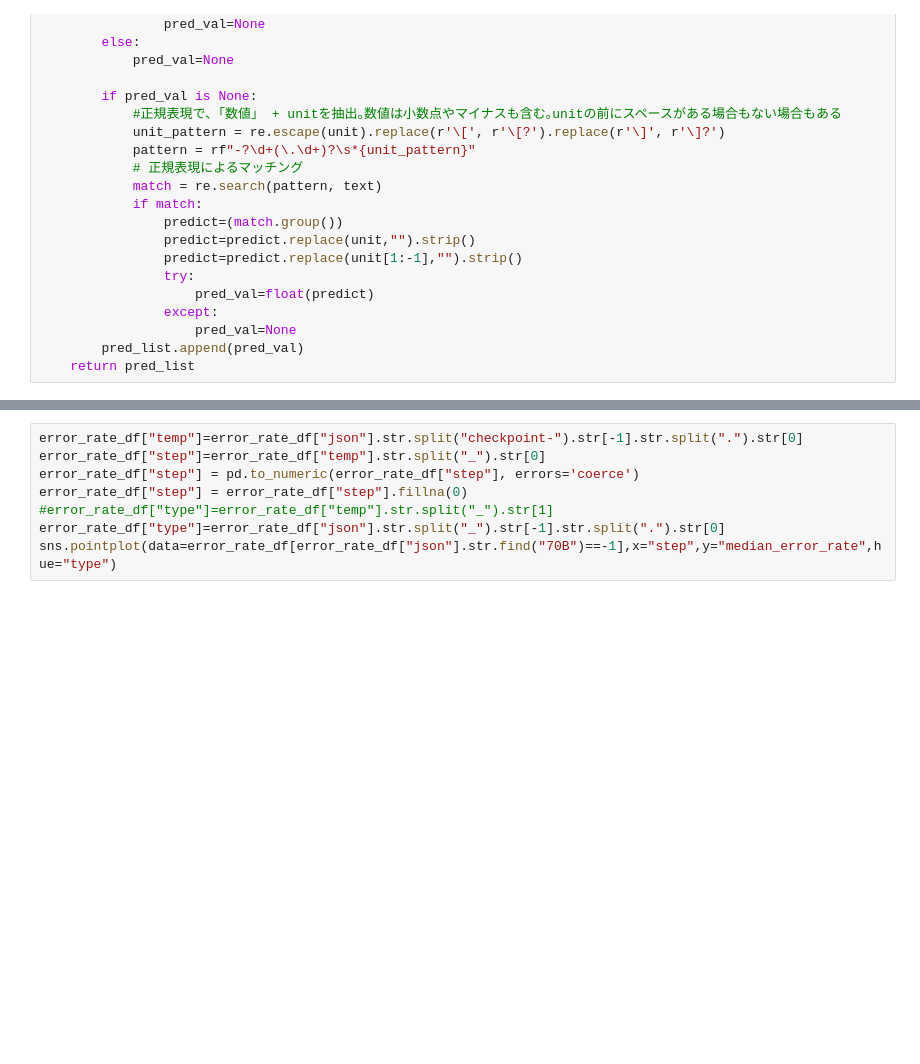
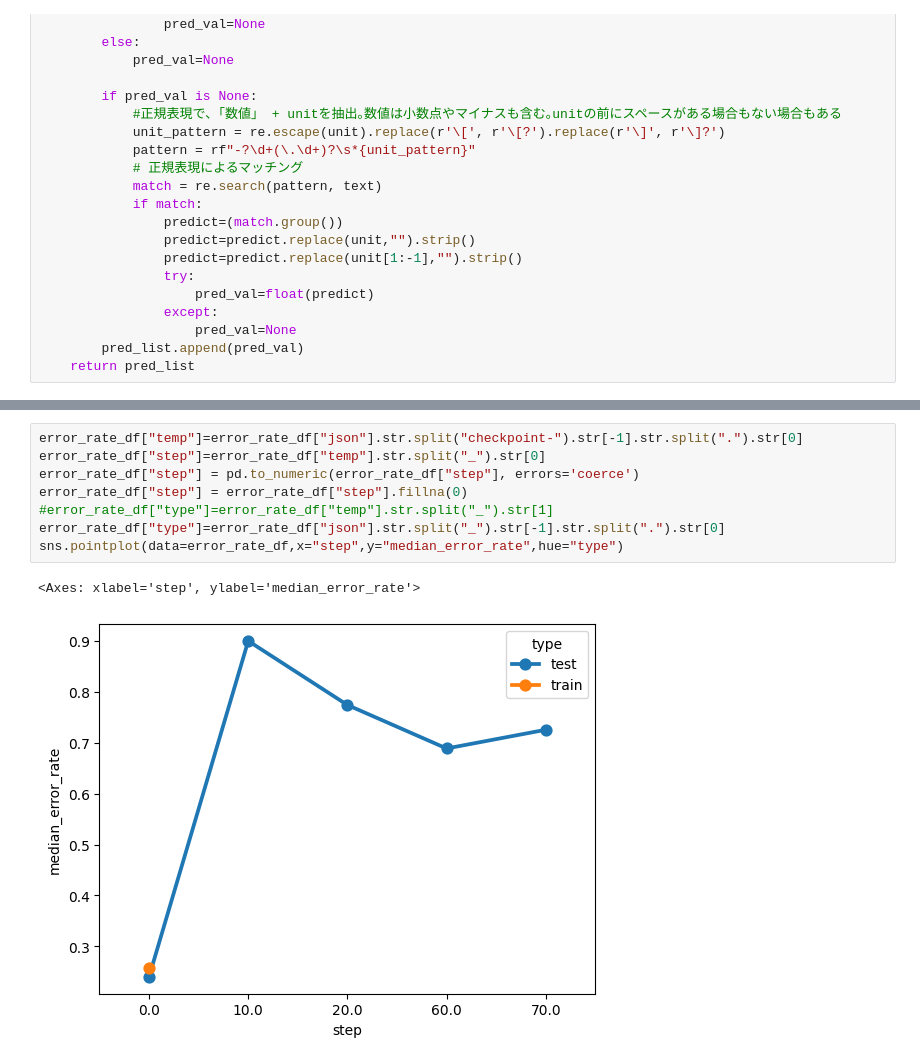
Before and after one commit to KanHatakeyama/self-chem-learn-llm, a Jupyter notebook: 0924split_train_test/analyze_evaluation.ipynb, the cells around one changed output, grey strips where cells are left out. Drawn from its saved outputs; the diff is of its cells as text; blank space fills up the shorter version.

```diff
--- a/0924split_train_test/analyze_evaluation.ipynb
+++ b/0924split_train_test/analyze_evaluation.ipynb
@@ -136,11 +167,14 @@ error_rate_df["json"].to_list()
 # %%
 error_rate_df["temp"]=error_rate_df["json"].str.split("checkpoint-").str[-1].str.split(".").str[0]
 error_rate_df["step"]=error_rate_df["temp"].str.split("_").str[0]
 error_rate_df["step"] = pd.to_numeric(error_rate_df["step"], errors='coerce')
 error_rate_df["step"] = error_rate_df["step"].fillna(0)
 #error_rate_df["type"]=error_rate_df["temp"].str.split("_").str[1]
 error_rate_df["type"]=error_rate_df["json"].str.split("_").str[-1].str.split(".").str[0]
-sns.pointplot(data=error_rate_df[error_rate_df["json"].str.find("70B")==-1],x="step",y="median_error_rate",hue="type")
+sns.pointplot(data=error_rate_df,x="step",y="median_error_rate",hue="type")
+# %% [output]
+<Axes: xlabel='step', ylabel='median_error_rate'>
+[figure, added]
 # %%
 #合成された物性データの数
 tot_augment_records=1398000*2.5
```
Also changed, not shown: parts of 9 cells of this notebook, 5 other files.
